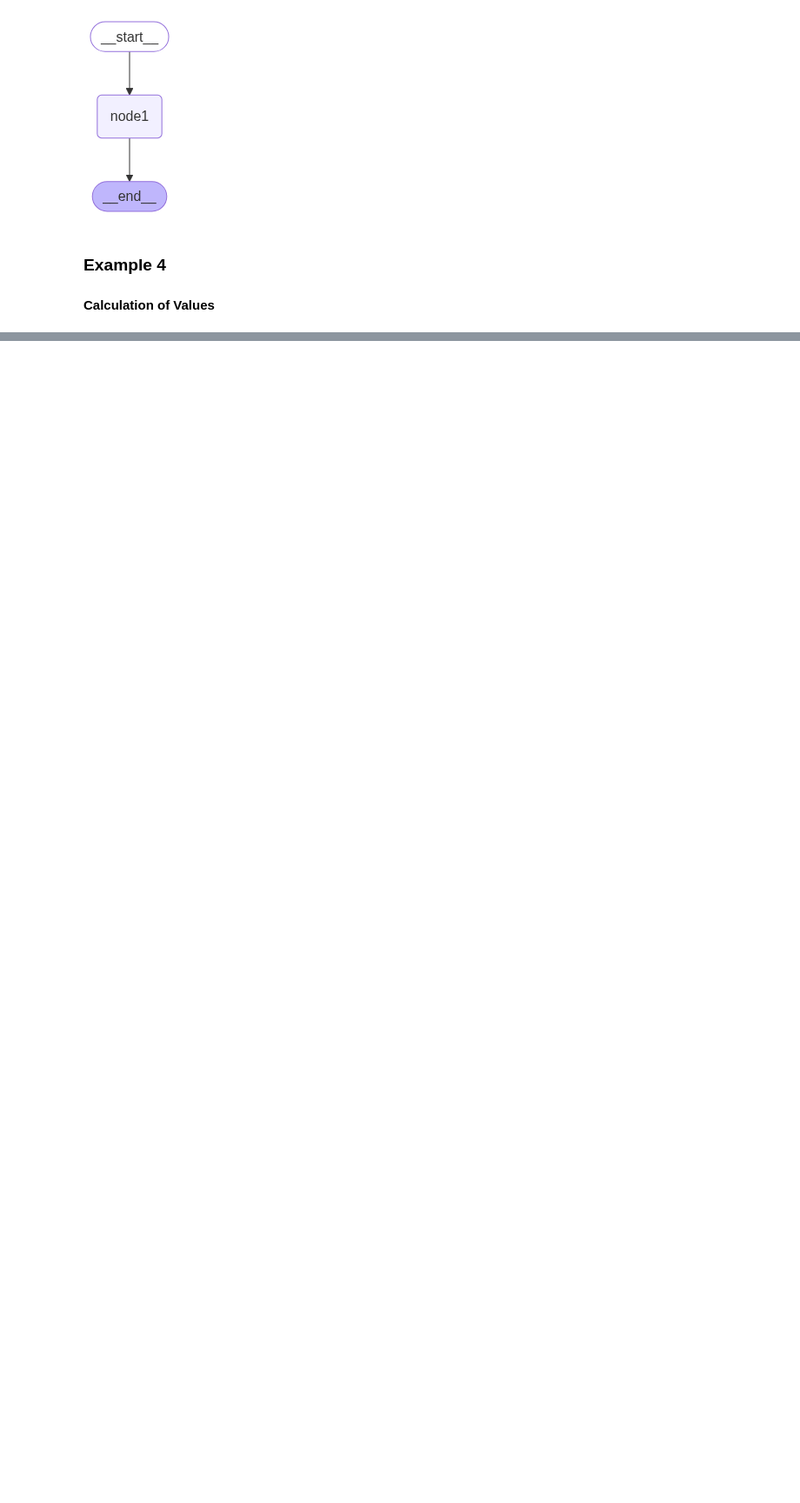
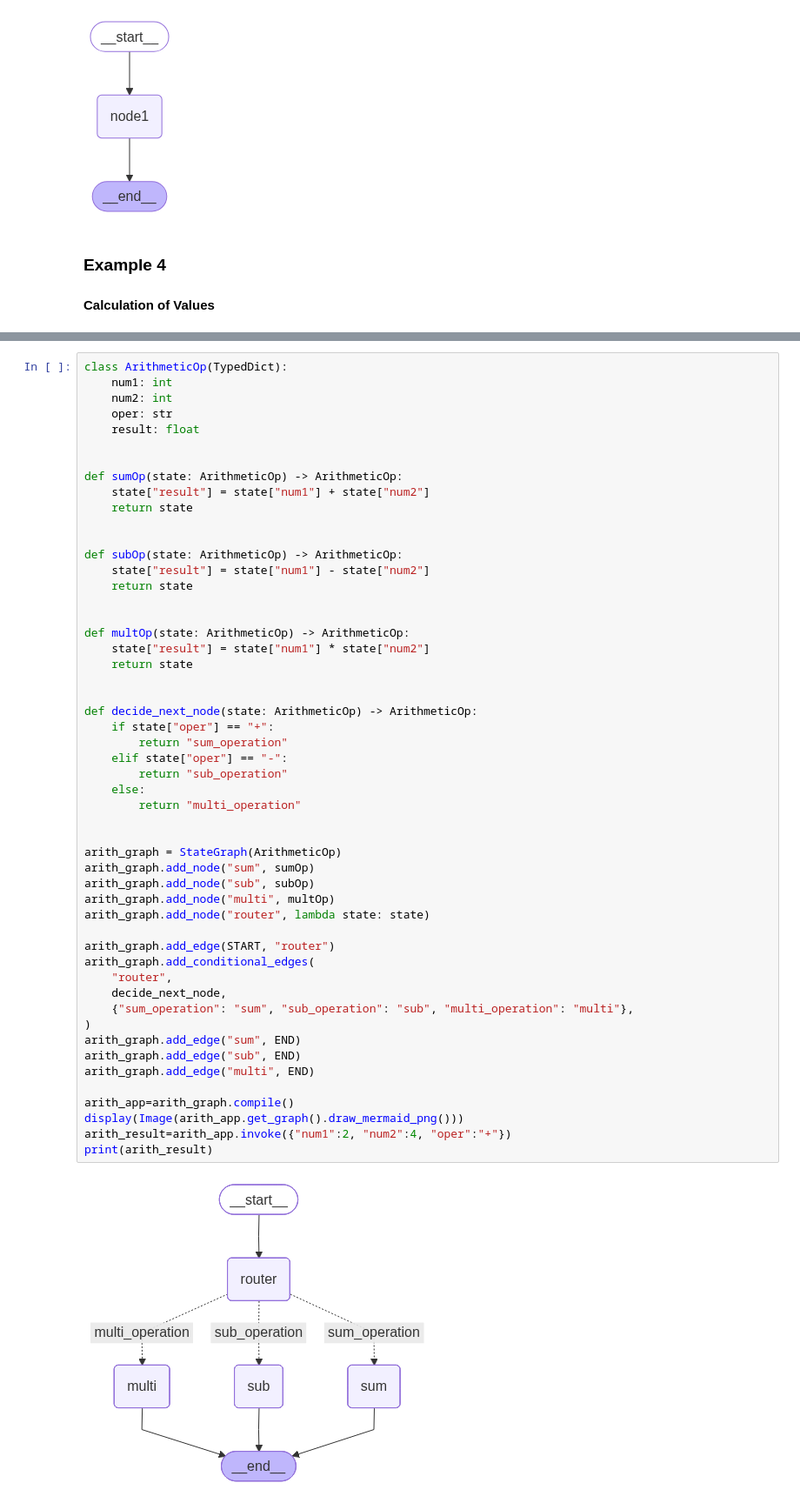
Before and after one commit to harshita-d/Langgraph_Basics, a Jupyter notebook: project1.ipynb, the cells around one changed output, grey strips where cells are left out. Shown at 87% size. Drawn from its saved outputs; the diff is of its cells as text; blank space fills up the shorter version.

Commit message:
Conditional nodes implemented

```diff
--- a/project1.ipynb
+++ b/project1.ipynb
@@ -268,0 +275,54 @@ print(cal_result)
+# %%
+class ArithmeticOp(TypedDict):
+    num1: int
+    num2: int
+    oper: str
+    result: float
+
+
+def sumOp(state: ArithmeticOp) -> ArithmeticOp:
+    state["result"] = state["num1"] + state["num2"]
+    return state
+
+
+def subOp(state: ArithmeticOp) -> ArithmeticOp:
+    state["result"] = state["num1"] - state["num2"]
+    return state
+
+
+def multOp(state: ArithmeticOp) -> ArithmeticOp:
+    state["result"] = state["num1"] * state["num2"]
+    return state
+
+
+def decide_next_node(state: ArithmeticOp) -> ArithmeticOp:
+    if state["oper"] == "+":
+        return "sum_operation"
+    elif state["oper"] == "-":
+        return "sub_operation"
+    else:
+        return "multi_operation"
+
+
+arith_graph = StateGraph(ArithmeticOp)
+arith_graph.add_node("sum", sumOp)
+arith_graph.add_node("sub", subOp)
+arith_graph.add_node("multi", multOp)
+arith_graph.add_node("router", lambda state: state)
+
+arith_graph.add_edge(START, "router")
+arith_graph.add_conditional_edges(
+    "router",
+    decide_next_node,
+    {"sum_operation": "sum", "sub_operation": "sub", "multi_operation": "multi"},
+)
+arith_graph.add_edge("sum", END)
+arith_graph.add_edge("sub", END)
+arith_graph.add_edge("multi", END)
+
+arith_app=arith_graph.compile()
+display(Image(arith_app.get_graph().draw_mermaid_png()))
+arith_result=arith_app.invoke({"num1":2, "num2":4, "oper":"+"})
+print(arith_result)
+# %% [output]
+[figure, added]
```
Also changed, not shown: parts of 7 cells of this notebook.
